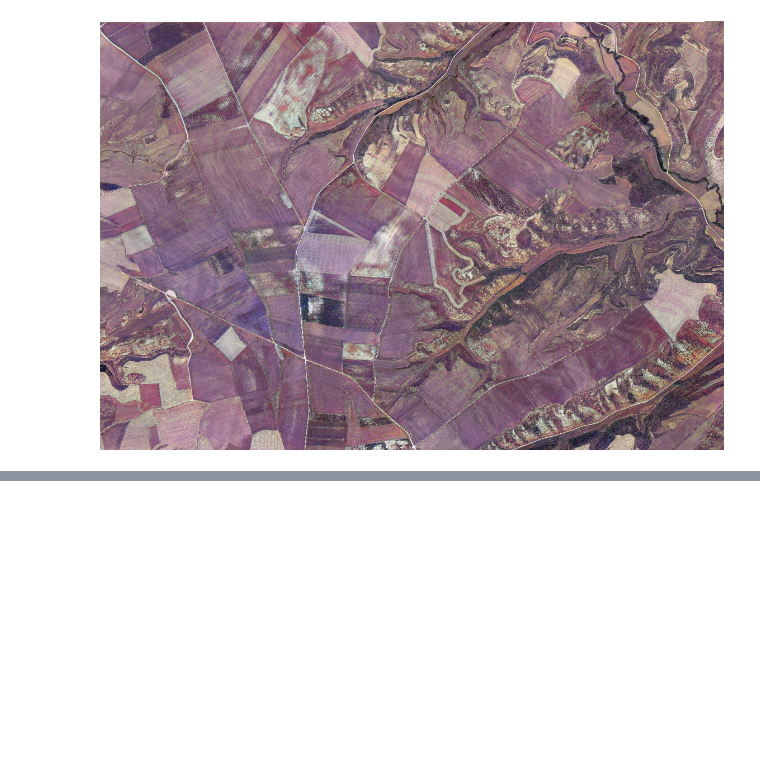
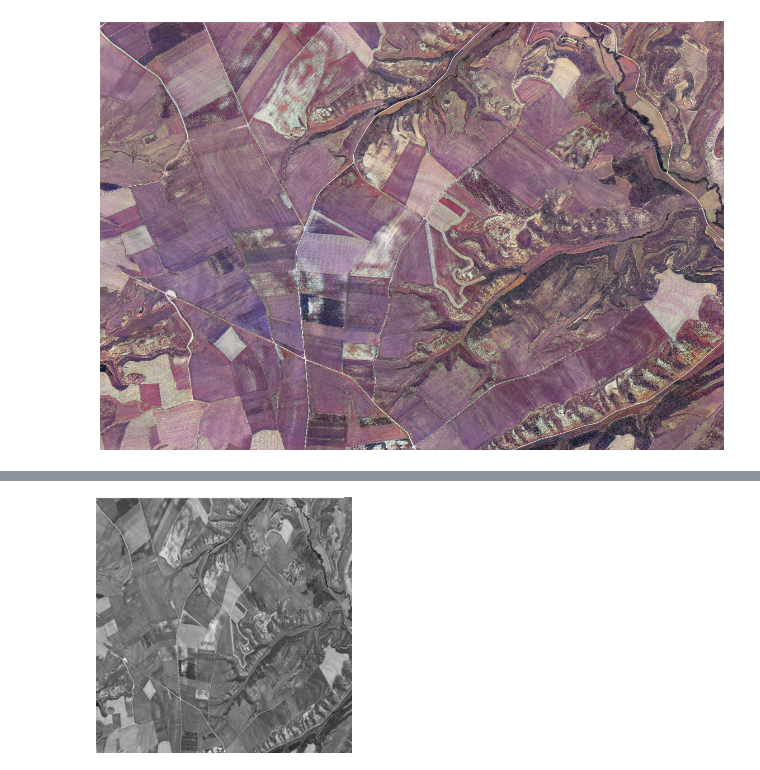
Before and after one commit to IA2021UR/trabajo-ia-en-la-comunidad-de-la-rioja-equipo-5, a Jupyter notebook: Aplicación.ipynb, the cells around one changed output, grey strips where cells are left out. Cells and saved outputs as stored; diff of their text form; code cells hidden in the pictures; blank space fills up the shorter version.

```diff
--- a/Aplicación.ipynb
+++ b/Aplicación.ipynb
@@ -131,0 +514,6 @@ FileNotFoundError: ignored
+# %%
+img = PIL.Image.open("aPredecir.jpg")
+img = img.resize((256, 256))
+img
+# %% [output]
+[figure, added]
```
Also changed, not shown: parts of 19 cells of this notebook.
